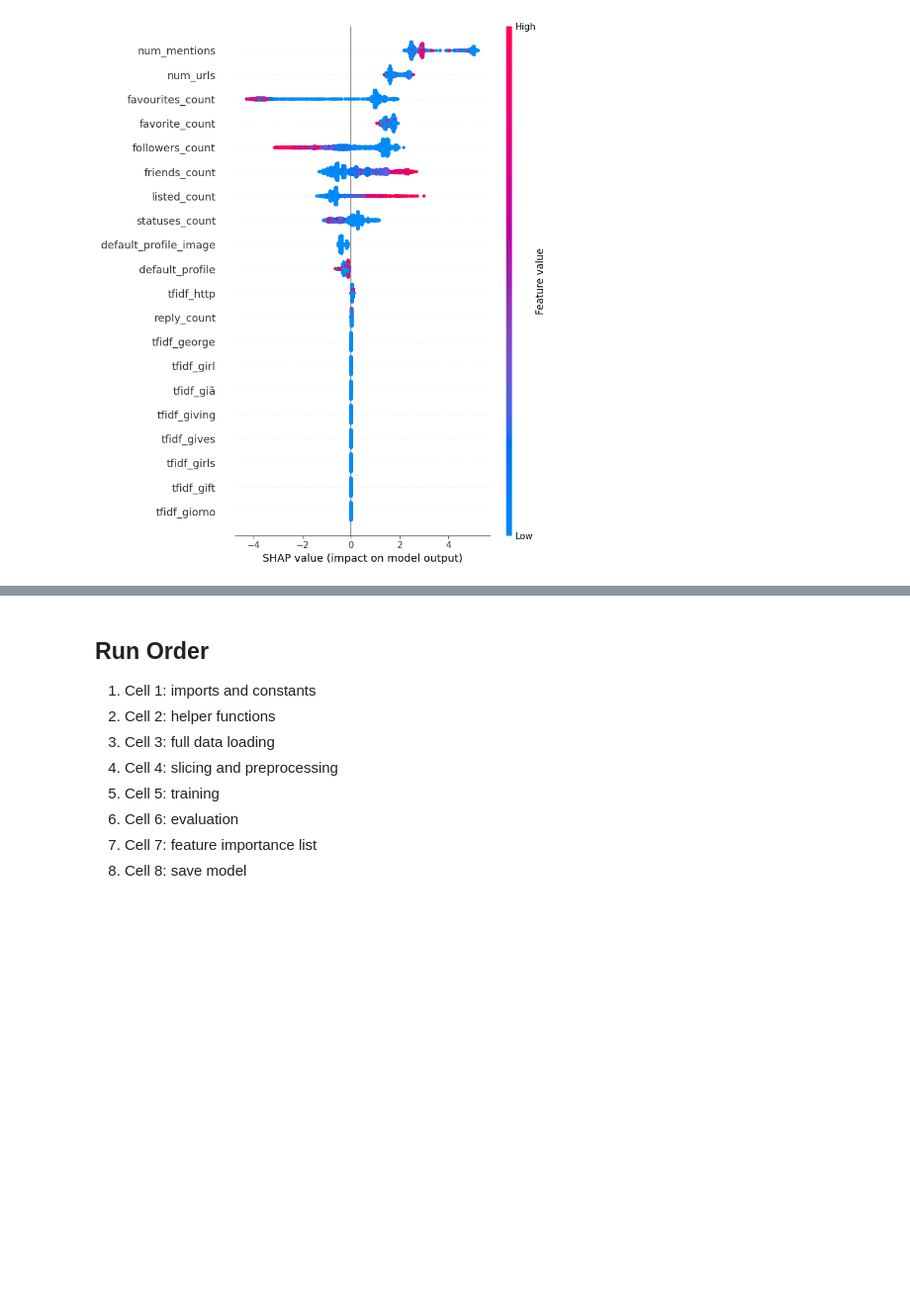
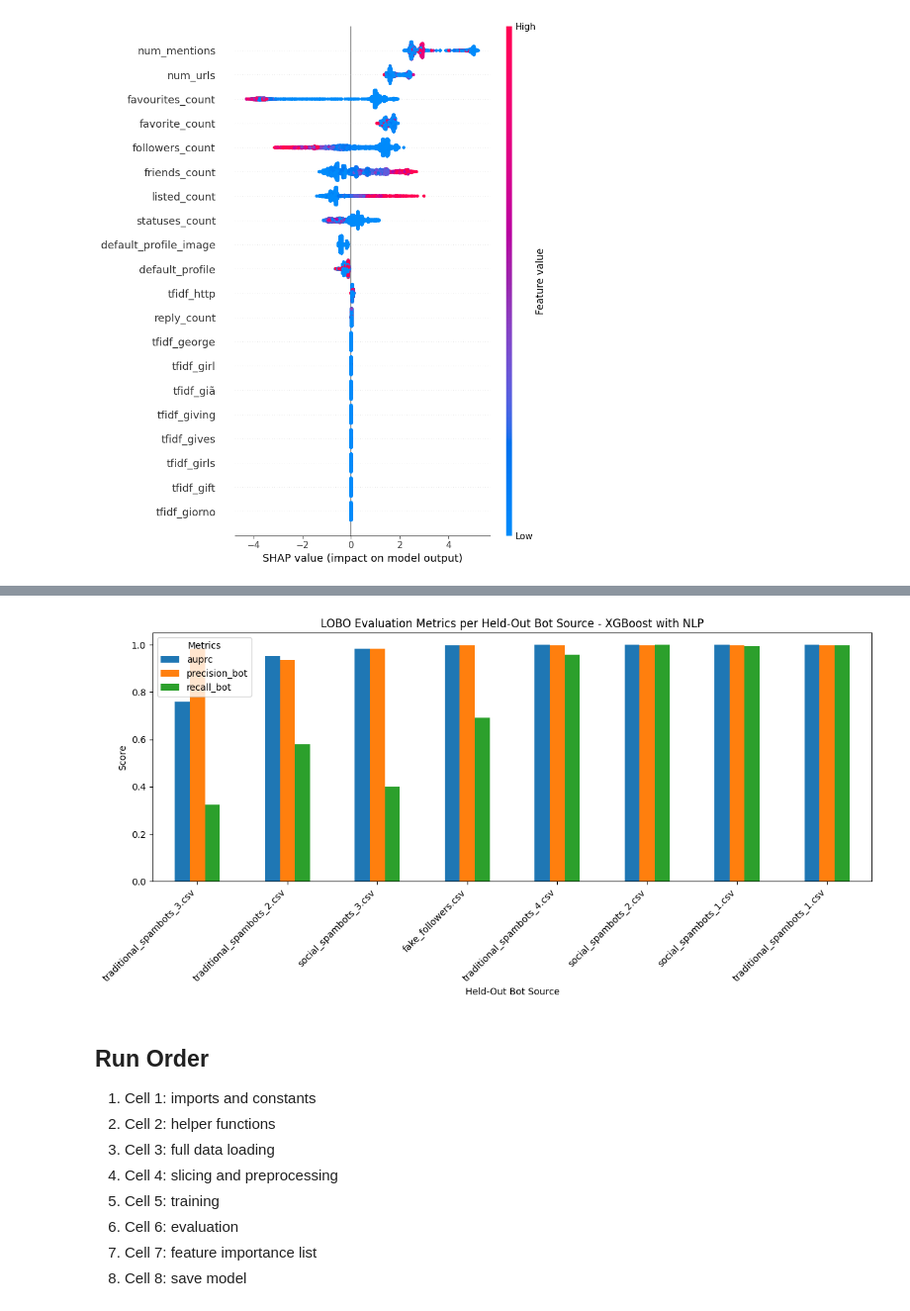
Before and after one commit to katherineesanders/ML-Project, a Jupyter notebook: xgboost_experiments_NLP.ipynb, the cells around one changed output, grey strips where cells are left out. Shown at 99% size. Saved outputs shown, nothing was run; the diff lists cells and outputs as text; code cells hidden in the pictures; blank space fills up the shorter version.

```diff
--- a/xgboost_experiments_NLP.ipynb
+++ b/xgboost_experiments_NLP.ipynb
@@ -328,3 +327,102 @@ shap.summary_plot(shap_values, X_test_dense, feature_names=all_feature_names)
 # %% [output]
 [figure]
 [figure]
+# %%
+from sklearn.metrics import (
+    accuracy_score, average_precision_score, balanced_accuracy_score,
+    precision_score, recall_score
+)
+from sklearn.model_selection import GroupShuffleSplit
+import xgboost as xgb
+import pandas as pd
+import numpy as np
+
+entity_key = raw["source_file"].astype(str) + "::" + raw.index.astype(str)
+
+
+genuine_source = "genuine_accounts.csv"
+genuine_mask = raw["source_file"] == genuine_source
+genuine_idx = raw.index[genuine_mask].to_numpy()
+genuine_groups = entity_key.loc[genuine_idx]
+
+gss_genuine = GroupShuffleSplit(n_splits=1, test_size=0.2, random_state=42)
+genuine_train_rel, genuine_test_rel = next(
+    gss_genuine.split(X.loc[genuine_idx], y.loc[genuine_idx], groups=genuine_groups)
+)
+genuine_train_idx = genuine_idx[genuine_train_rel]
+genuine_test_idx = genuine_idx[genuine_test_rel]
+
+bot_sources = sorted([
+    source for source, label in DATASETS.items()
+    if label == 1 and (raw["source_file"] == source).any()
+])
+
+lobo_rows = []
+for held_out_bot_source in bot_sources:
+    held_out_bot_idx = raw.index[raw["source_file"] == held_out_bot_source].to_numpy()
+    train_bot_idx = raw.index[(raw["label"] == 1) & (raw["source_file"] != held_out_bot_source)].to_numpy()
+
+    train_idx = np.concatenate([genuine_train_idx, train_bot_idx])
+    test_idx = np.concatenate([genuine_test_idx, held_out_bot_idx])
+
+    X_lobo_train = X.loc[train_idx]
+    y_lobo_train = y.loc[train_idx]
+    X_lobo_test = X.loc[test_idx]
+    y_lobo_test = y.loc[test_idx]
+
+    neg = (y_lobo_train == 0).sum()
+    pos = (y_lobo_train == 1).sum()
+
+    X_lobo_train = X_lobo_train.select_dtypes(include=[np.number])
+    X_lobo_test = X_lobo_test.select_dtypes(include=[np.number])
+
+    lobo_model = xgb.XGBClassifier(
+        n_estimators=300,
+        max_depth=5,
+        scale_pos_weight=neg/pos,
+        eval_metric='logloss',
+        random_state=42,
+        verbosity=0
+    )
+    lobo_model.fit(X_lobo_train, y_lobo_train)
+
+    lobo_pred = lobo_model.predict(X_lobo_test)
+    lobo_proba = lobo_model.predict_proba(X_lobo_test)[:, 1]
+
+    lobo_rows.append({
+        "held_out_bot_source": held_out_bot_source,
+        "test_rows": int(len(test_idx)),
+        "bot_support": int((y_lobo_test == 1).sum()),
+        "genuine_support": int((y_lobo_test == 0).sum()),
+        "auprc": average_precision_score(y_lobo_test, lobo_proba),
+        "precision_bot": precision_score(y_lobo_test, lobo_pred, pos_label=1, zero_division=0),
+        "recall_bot": recall_score(y_lobo_test, lobo_pred, pos_label=1, zero_division=0),
+        "accuracy": accuracy_score(y_lobo_test, lobo_pred),
+        # "balanced_accuracy": balanced_accuracy_score(y_lobo_test, lobo_pred),
+    })
+
+lobo_results = pd.DataFrame(lobo_rows).sort_values("auprc", ascending=True).reset_index(drop=True)
+print("XGBoost LOBO Results:")
+display(lobo_results)
+
+summary_cols = ["auprc", "precision_bot", "recall_bot", "accuracy"]# "balanced_accuracy"]
+print("\nLOBO macro-average (mean ± std):")
+for col in summary_cols:
+    print(f"  {col:>20}: {lobo_results[col].mean():.4f} ± {lobo_results[col].std():.4f}")
+
+    import matplotlib.pyplot as plt
+
+df_plot = lobo_results.set_index("held_out_bot_source")
+
+metrics_to_plot = ["auprc", "precision_bot", "recall_bot"] #, "balanced_accuracy"]
+
+ax = df_plot[metrics_to_plot].plot(kind="bar", figsize=(12, 6))
+
+plt.title("LOBO Evaluation Metrics per Held-Out Bot Source - XGBoost with NLP")
+plt.xlabel("Held-Out Bot Source")
+plt.ylabel("Score")
+plt.xticks(rotation=45, ha="right")
+plt.legend(title="Metrics")
+plt.tight_layout()
+plt.show()
+# %% [output]
@@ -331,3 +444,4 @@ shap.summary_plot(shap_values, X_test_dense, feature_names=all_feature_names)
+[figure, added]
 # %% [markdown]
 ## Run Order
 1. Cell 1: imports and constants
```
Also changed, not shown: parts of 2 cells of this notebook, 6 other files.
